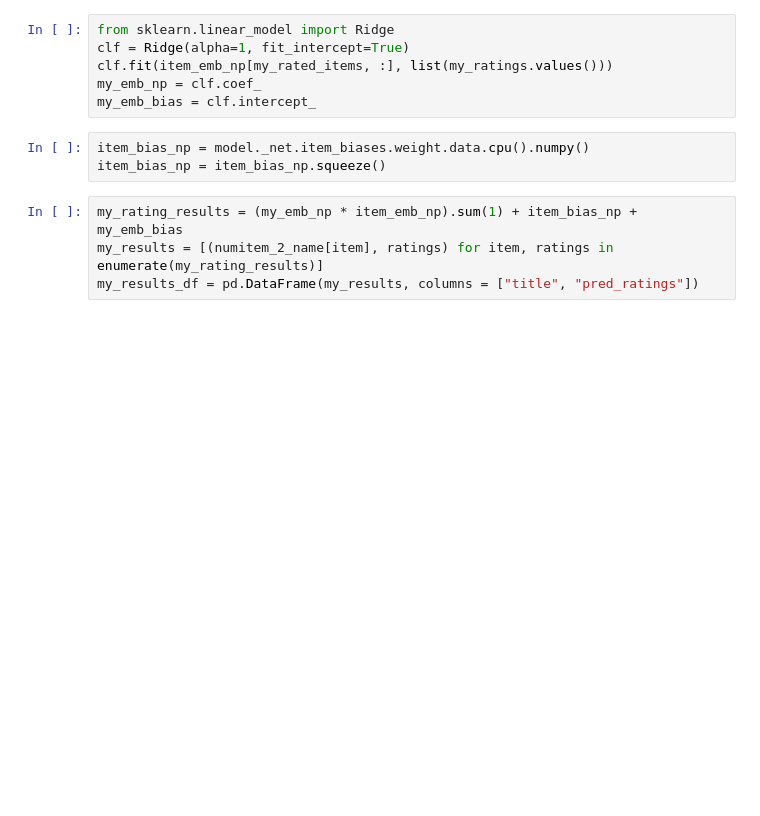
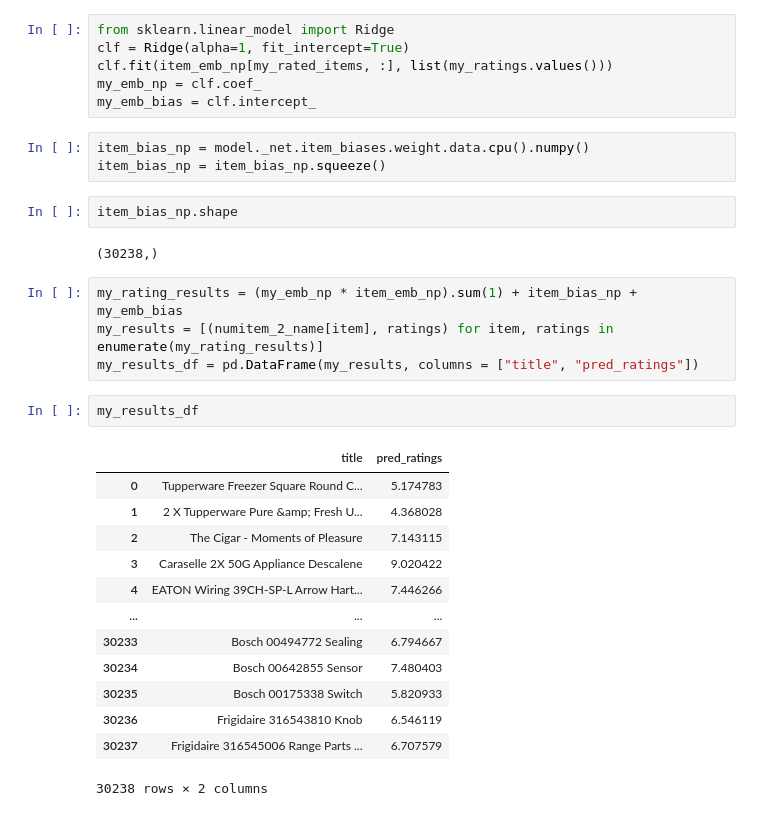
Before and after one commit to dhruv1220/Product-Recommendation-System, a Jupyter notebook: Product_Recommendation_System.ipynb, the cells around one changed output. Saved outputs shown, nothing was run; the diff lists cells and outputs as text; blank space fills up the shorter version.

```diff
--- a/Product_Recommendation_System.ipynb
+++ b/Product_Recommendation_System.ipynb
@@ -994,10 +1001,30 @@ my_emb_bias = clf.intercept_
 # %%
 item_bias_np = model._net.item_biases.weight.data.cpu().numpy()
 item_bias_np = item_bias_np.squeeze()
+# %%
+item_bias_np.shape
+# %% [output]
+(30238,)
 # %%
 my_rating_results = (my_emb_np * item_emb_np).sum(1) + item_bias_np + my_emb_bias
 my_results = [(numitem_2_name[item], ratings) for item, ratings in enumerate(my_rating_results)]
 my_results_df = pd.DataFrame(my_results, columns = ["title", "pred_ratings"])
+# %%
+my_results_df
+# %% [output]
+|  | title | pred_ratings |
+| 0 | Tupperware Freezer Square Round C... | 5.174783 |
+| 1 | 2 X Tupperware Pure &amp; Fresh U... | 4.368028 |
+| 2 | The Cigar - Moments of Pleasure | 7.143115 |
+| 3 | Caraselle 2X 50G Appliance Descalene | 9.020422 |
+| 4 | EATON Wiring 39CH-SP-L Arrow Hart... | 7.446266 |
+| ... | ... | ... |
+| 30233 | Bosch 00494772 Sealing | 6.794667 |
+| 30234 | Bosch 00642855 Sensor | 7.480403 |
+| 30235 | Bosch 00175338 Switch | 5.820933 |
+| 30236 | Frigidaire 316543810 Knob | 6.546119 |
+| 30237 | Frigidaire 316545006 Range Parts ... | 6.707579 |
+30238 rows × 2 columns
 # %%
 my_results_df.describe()
 # %% [output]
```
Also changed, not shown: parts of 26 cells of this notebook.
